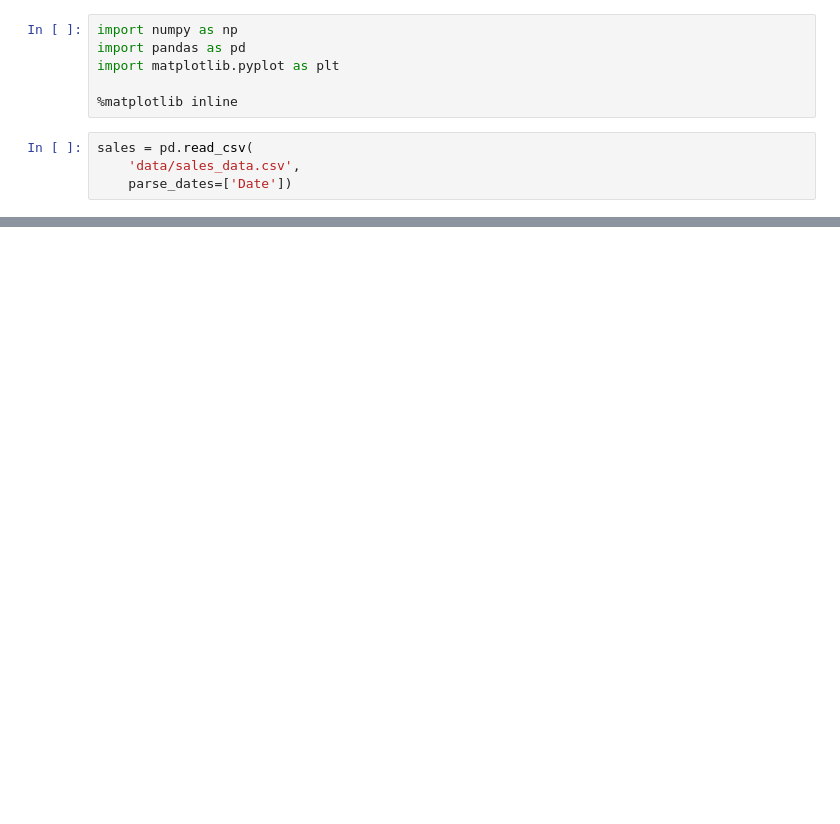
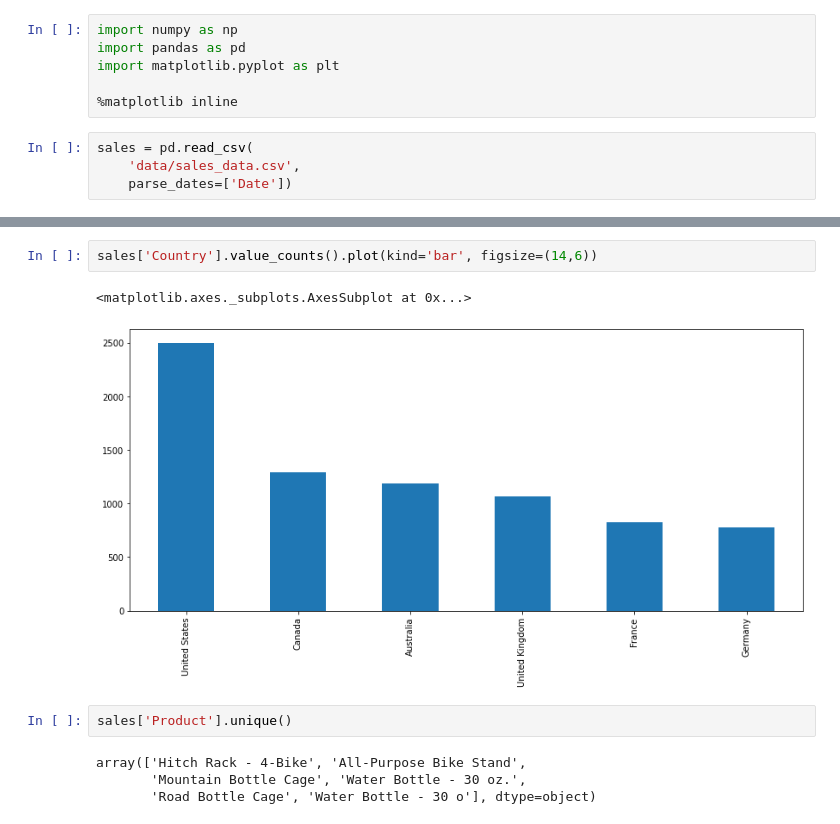
Before and after one commit to s-plain09/Python-Colab, a Jupyter notebook: Data_Analysis_Example_A.ipynb, the cells around one changed output, grey strips where cells are left out. Drawn from its saved outputs; the diff is of its cells as text; blank space fills up the shorter version.

```diff
--- a/Data_Analysis_Example_A.ipynb
+++ b/Data_Analysis_Example_A.ipynb
@@ -96 +94,12 @@ France             6782
 Name: Country, dtype: int64
+# %%
+sales['Country'].value_counts().plot(kind='bar', figsize=(14,6))
+# %% [output]
+<matplotlib.axes._subplots.AxesSubplot at 0x...>
+[figure, added]
+# %%
+sales['Product'].unique()
+# %% [output]
+array(['Hitch Rack - 4-Bike', 'All-Purpose Bike Stand',
+       'Mountain Bottle Cage', 'Water Bottle - 30 oz.',
+       'Road Bottle Cage', 'Water Bottle - 30 o'], dtype=object)
```
Also changed, not shown: parts of 41 cells of this notebook.
